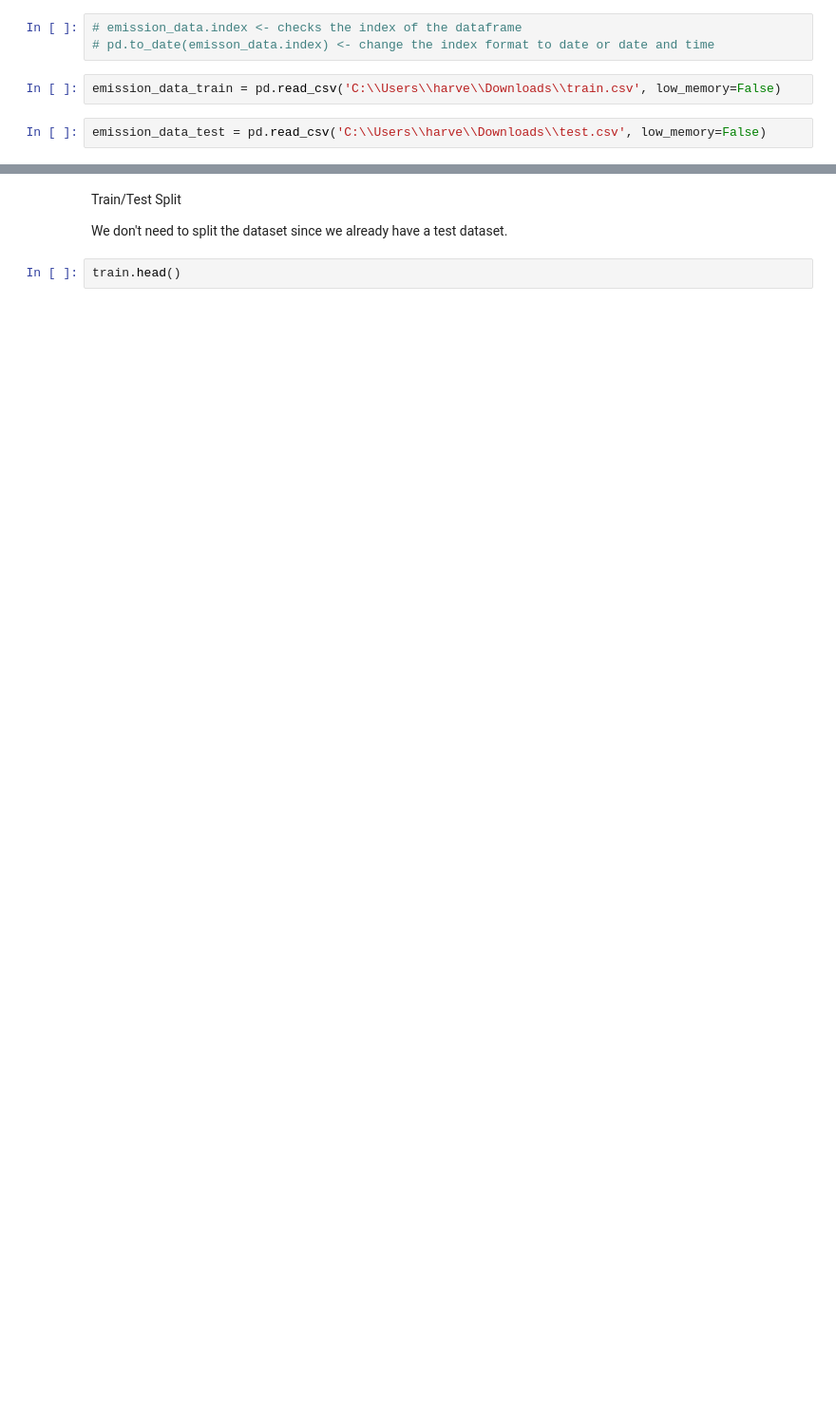
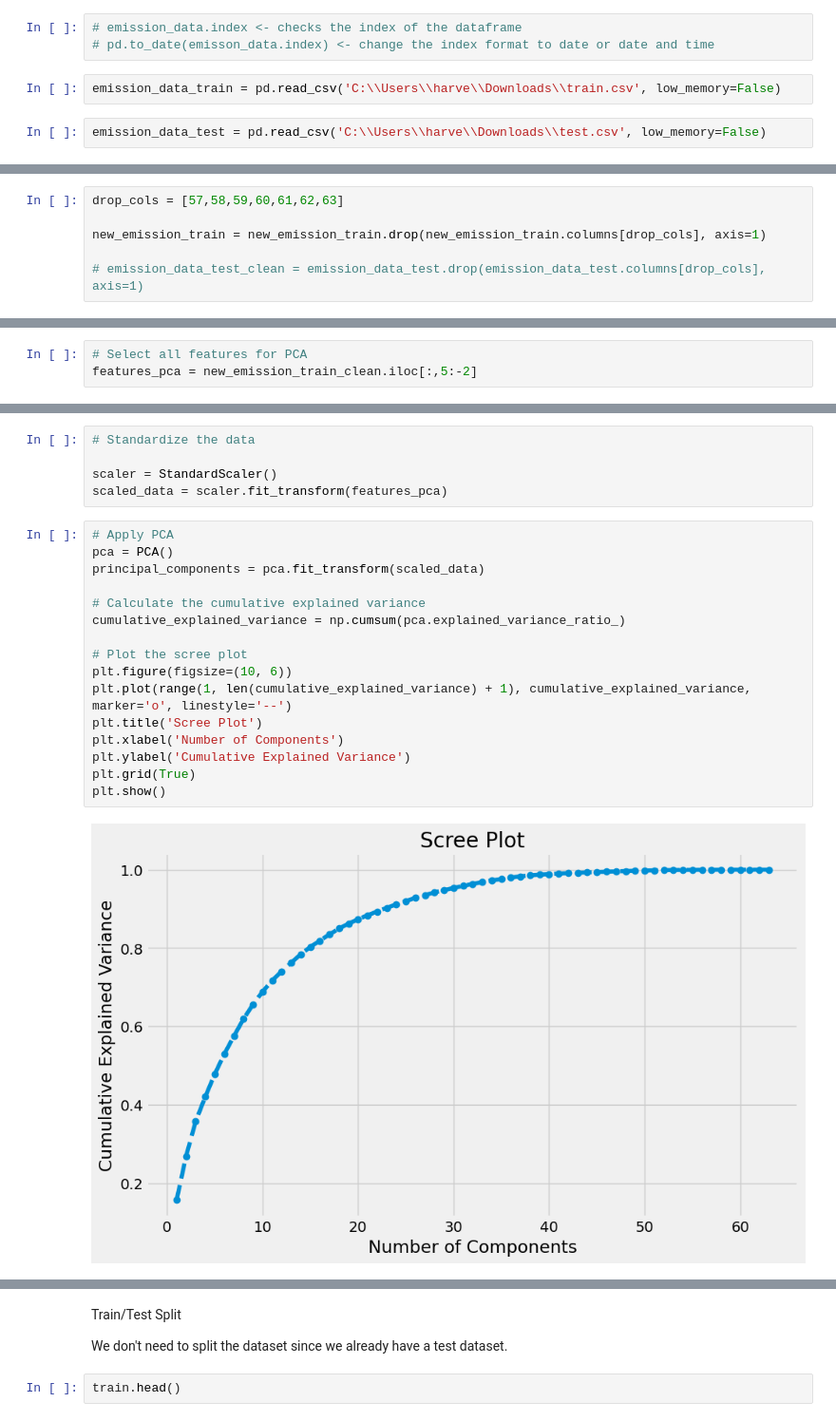
Before and after one commit to HarveyMariya/DataScience_UHasselt, a Jupyter notebook: Python_Scripts/Data_Science_Project/ML_Emission_project.ipynb, the cells around one changed output, grey strips where cells are left out. Shown at 95% size. Cells and saved outputs as stored; diff of their text form; blank space fills up the shorter version.

```diff
--- a/Python_Scripts/Data_Science_Project/ML_Emission_project.ipynb
+++ b/Python_Scripts/Data_Science_Project/ML_Emission_project.ipynb
@@ -313,0 +116,6 @@ Passing `palette` without assigning `hue` is deprecated and will be removed in v
+# %%
+drop_cols = [57,58,59,60,61,62,63]
+
+new_emission_train = new_emission_train.drop(new_emission_train.columns[drop_cols], axis=1)
+
+# emission_data_test_clean = emission_data_test.drop(emission_data_test.columns[drop_cols], axis=1)
@@ -313,0 +190,3 @@ Passing `palette` without assigning `hue` is deprecated and will be removed in v
+# %%
+# Select all features for PCA
+features_pca = new_emission_train_clean.iloc[:,5:-2]
@@ -313,0 +204,23 @@ Passing `palette` without assigning `hue` is deprecated and will be removed in v
+# %%
+# Standardize the data
+
+scaler = StandardScaler()
+scaled_data = scaler.fit_transform(features_pca)
+# %%
+# Apply PCA
+pca = PCA()
+principal_components = pca.fit_transform(scaled_data)
+
+# Calculate the cumulative explained variance
+cumulative_explained_variance = np.cumsum(pca.explained_variance_ratio_)
+
+# Plot the scree plot
+plt.figure(figsize=(10, 6))
+plt.plot(range(1, len(cumulative_explained_variance) + 1), cumulative_explained_variance, marker='o', linestyle='--')
+plt.title('Scree Plot')
+plt.xlabel('Number of Components')
+plt.ylabel('Cumulative Explained Variance')
+plt.grid(True)
+plt.show()
+# %% [output]
+[figure, added]
```
Also changed, not shown: parts of 94 cells of this notebook, 3 other files.
